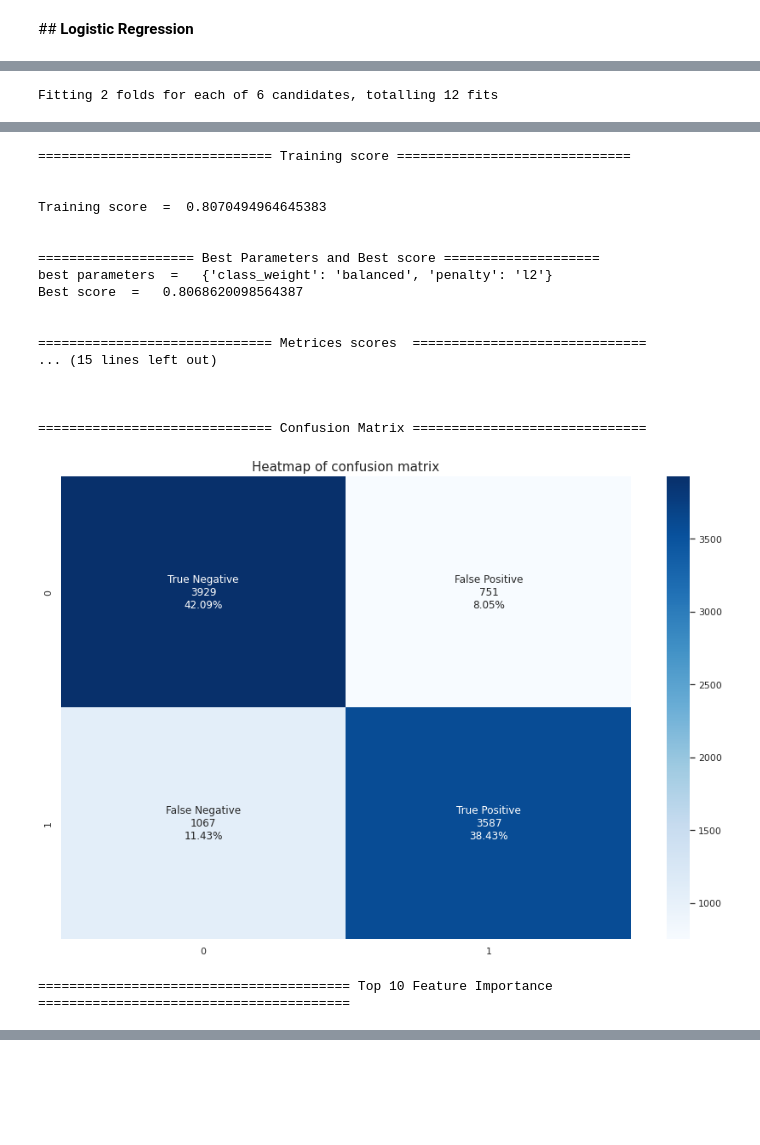
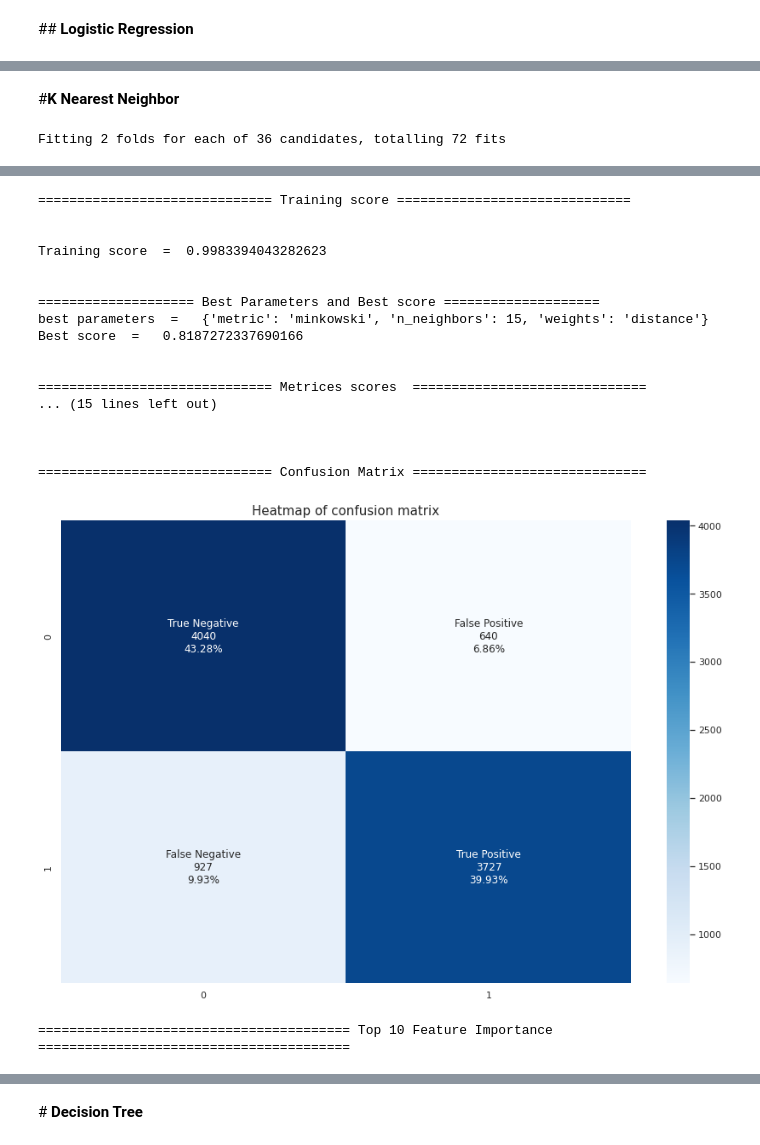
Before and after one commit to armanalam6342/Credit-Card-Default-Prediction, a Jupyter notebook: Credit_Card_Default_Prediction_Capstone_Project.ipynb, the cells around one changed output, grey strips where cells are left out. Drawn from its saved outputs; the diff is of its cells as text; code cells hidden in the pictures; blank space fills up the shorter version.

```diff
--- a/Credit_Card_Default_Prediction_Capstone_Project.ipynb
+++ b/Credit_Card_Default_Prediction_Capstone_Project.ipynb
@@ -648,2 +547,0 @@ def fit_and_score(x_train,x_test,y_train,y_test,X,y):
-# %%
-fit_and_score(X_train_scaled,X_test_scaled,y_train,y_test,X,y)
@@ -665,10 +568,12 @@ f1_sco = []
 def matrix(model,x_train,x_test,y_train,y_true, append_score = False, logistic = False):
   # fitting model
   model.fit(x_train,y_train)
+  print('\n')
   print('='*30, 'Training score','='*30)
   training = model.score(x_train,y_train)
   print('\n')
   print('Training score  = ', training)
+
   print('\n')
 
   # if we are using grid search sc or random search cv printing best parameters and best score
@@ -682,8 +587,8 @@ def matrix(model,x_train,x_test,y_train,y_true, append_score = False, logistic =
   # predicting x_test
   pred = model.predict(x_test)
   print('\n')
-  # printing all metrices scores
-  print('='*30, 'Metrices scores ','='*30)
+  # printing all metrices scores on training set
+  print('='*30, 'Metrices scores on Test Set','='*30)
   accuracy = accuracy_score(y_true,pred)
   print('Accuracy score = ',accuracy)
   precision = precision_score(y_true,pred)
@@ -714,20 +619,23 @@ def matrix(model,x_train,x_test,y_train,y_true, append_score = False, logistic =
   plt.show()
   print('\n')
 
+  try:
   # logistc regression top 10 feature
-  print('='*40, 'Top 10 Feature Importance','='*40)
-  if logistic == True:
-    top_10 = pd.DataFrame({'Features':X.columns, 'Importance':np.abs(model.best_estimator_.coef_).ravel() }).sort_values("Importance",ascending =False)[:10].reset_index(drop=True)
-  # for other models top 10 features
-  else :
-    top_10 = pd.DataFrame({'Features':X.columns, 'Importance':(model.best_estimator_.feature_importances_)}).sort_values("Importance",ascending =False)[:10].reset_index(drop=True)
+    print('='*40, 'Top 10 Feature Importance','='*40)
+    if logistic == True:
+      top_10 = pd.DataFrame({'Features':X.columns, 'Importance':np.abs(model.best_estimator_.coef_).ravel() }).sort_values("Importance",ascending =False)[:10].reset_index(drop=True)
+    # for other models top 10 features
+    else :
+      top_10 = pd.DataFrame({'Features':X.columns, 'Importance':(model.best_estimator_.feature_importances_)}).sort_values("Importance",ascending =False)[:10].reset_index(drop=True)
 
-  sns.set(rc={'figure.figsize':(15,10)})
-  ax=sns.barplot(x=X.columns[:10],y=top_10['Importance'])
-  plt.xticks(rotation=90)
-  for index, row in top_10.iterrows():
-    ax.text(row.name,row.Importance, round(row.Importance,4), color='red', ha="center")
-  plt.show()
+    sns.set(rc={'figure.figsize':(15,10)})
+    ax=sns.barplot(x=X.columns[:10],y=top_10['Importance'])
+    plt.xticks(rotation=90)
+    for index, row in top_10.iterrows():
+      ax.text(row.name,row.Importance, round(row.Importance,4), color='red', ha="center")
+    plt.show()
+  except:
+    pass
 
   if append_score == True:
     training_score.append(training)
@@ -752,0 +760,2 @@ logistic_parameters = {'penalty':['l1', 'l2', 'elasticnet',],
+# %% [markdown]
+#<b>K Nearest Neighbor
@@ -753,7 +764,11 @@ logistic_parameters = {'penalty':['l1', 'l2', 'elasticnet',],
+# %%
+knn_params = { 'n_neighbors' : [5,7,9,11,13,15],
+               'weights' : ['uniform','distance'],
+               'metric' : ['minkowski','euclidean','manhattan']}
 # %%
-logistic_grid_search = GridSearchCV(LogisticRegression(),param_grid=logistic_parameters,cv=2,verbose=True)
+knn_grid = GridSearchCV(KNeighborsClassifier(),param_grid=knn_params,cv=2,verbose=True)
 # %%
-matrix(logistic_grid_search,X_train_scaled,X_test_scaled,y_train,y_test,logistic=True)
+matrix(knn_grid,X_train_scaled,X_test_scaled,y_train,y_test)
 # %% [output]
-Fitting 2 folds for each of 6 candidates, totalling 12 fits
+Fitting 2 folds for each of 36 candidates, totalling 72 fits
 [Parallel(n_jobs=1)]: Using backend SequentialBackend with 1 concurrent workers.
@@ -761,19 +776,19 @@ Fitting 2 folds for each of 6 candidates, totalling 12 fits
 ============================== Training score ==============================
 
 
-Training score  =  0.8070494964645383
+Training score  =  0.9983394043282623
 
 
 ==================== Best Parameters and Best score ====================
-best parameters  =   {'class_weight': 'balanced', 'penalty': 'l2'}
-Best score  =   0.8068620098564387
+best parameters  =   {'metric': 'minkowski', 'n_neighbors': 15, 'weights': 'distance'}
+Best score  =   0.8187272337690166
 
 
 ============================== Metrices scores  ==============================
 ... (15 lines left out)
 
 
 
 ============================== Confusion Matrix ==============================
-[figure, old version]
+[figure, new version]
 ======================================== Top 10 Feature Importance ========================================
@@ -780,0 +795,2 @@ Best score  =   0.8068620098564387
+# %% [markdown]
+#<b> Decision Tree
```
Also changed, not shown: parts of 42 cells of this notebook.
